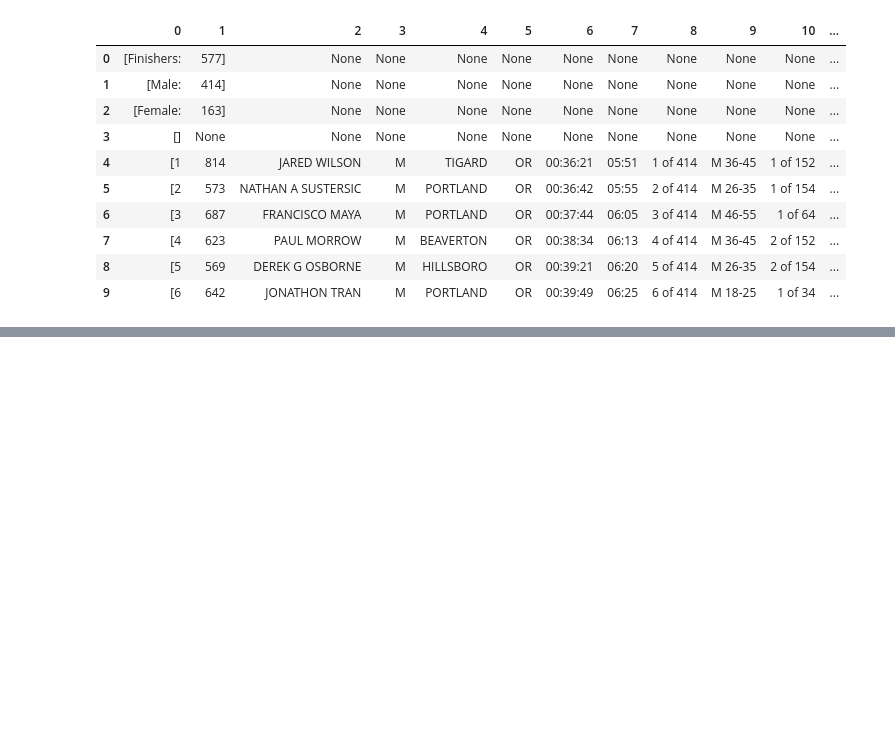
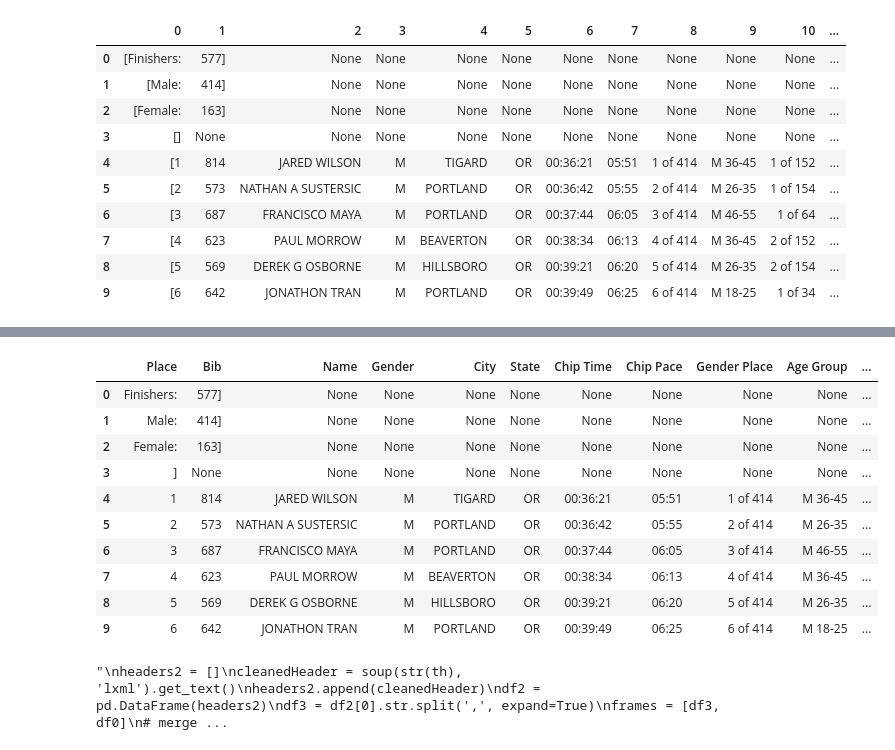
Before and after one commit to vgutta/ML, a Jupyter notebook: 10K/Runners.ipynb, the cells around one changed output, grey strips where cells are left out. Saved outputs shown, nothing was run; the diff lists cells and outputs as text; code cells hidden in the pictures; blank space fills up the shorter version.

Commit message:
DataFrame cleaned

```diff
--- a/10K/Runners.ipynb
+++ b/10K/Runners.ipynb
@@ -53,0 +70,44 @@ df1.head(10)
+# %%
+# add table headers
+th = html.find_all('th')
+
+headers = []
+"""
+cleanedHeader = soup(str(th), 'lxml').get_text()
+headers.append(cleanedHeader)
+"""
+for header in th:
+    cleanedHeader = soup(str(header), 'lxml').get_text()
+    headers.append(cleanedHeader)
+
+df1.columns = headers
+df1.head(10)
+# %% [output]
+|  | Place | Bib | Name | Gender | City | State | Chip Time | Chip Pace | Gender Place | Age Group | ... |
+| 0 | Finishers: | 577] | None | None | None | None | None | None | None | None | ... |
+| 1 | Male: | 414] | None | None | None | None | None | None | None | None | ... |
+| 2 | Female: | 163] | None | None | None | None | None | None | None | None | ... |
+| 3 | ] | None | None | None | None | None | None | None | None | None | ... |
+| 4 | 1 | 814 | JARED WILSON | M | TIGARD | OR | 00:36:21 | 05:51 | 1 of 414 | M 36-45 | ... |
+| 5 | 2 | 573 | NATHAN A SUSTERSIC | M | PORTLAND | OR | 00:36:42 | 05:55 | 2 of 414 | M 26-35 | ... |
+| 6 | 3 | 687 | FRANCISCO MAYA | M | PORTLAND | OR | 00:37:44 | 06:05 | 3 of 414 | M 46-55 | ... |
+| 7 | 4 | 623 | PAUL MORROW | M | BEAVERTON | OR | 00:38:34 | 06:13 | 4 of 414 | M 36-45 | ... |
+| 8 | 5 | 569 | DEREK G OSBORNE | M | HILLSBORO | OR | 00:39:21 | 06:20 | 5 of 414 | M 26-35 | ... |
+| 9 | 6 | 642 | JONATHON TRAN | M | PORTLAND | OR | 00:39:49 | 06:25 | 6 of 414 | M 18-25 | ... |
+# %%
+# second way to do above cell
+"""
+headers2 = []
+cleanedHeader = soup(str(th), 'lxml').get_text()
+headers2.append(cleanedHeader)
+df2 = pd.DataFrame(headers2)
+df3 = df2[0].str.split(',', expand=True)
+frames = [df3, df0]
+# merge two data frames
+df4 = pd.concat(frames)
+# make first row the column headers
+df5 = df4.rename(columns=df4.iloc[0])
+df5.head()
+"""
+# %% [output]
+"\nheaders2 = []\ncleanedHeader = soup(str(th), 'lxml').get_text()\nheaders2.append(cleanedHeader)\ndf2 = pd.DataFrame(headers2)\ndf3 = df2[0].str.split(',', expand=True)\nframes = [df3, df0]\n# merge ...
```
Also changed, not shown: parts of 3 cells of this notebook.
